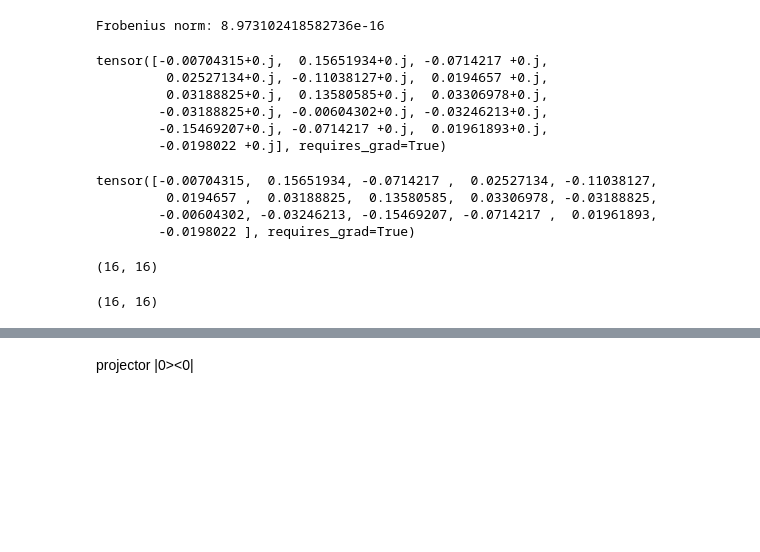
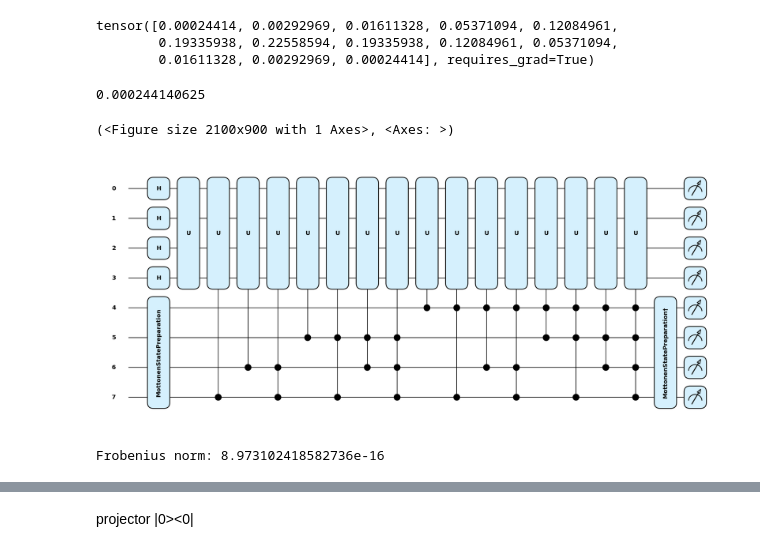
Before and after one commit to schauu/vqe_U, a Jupyter notebook: Qubitization/lcu.ipynb, the cells around one changed output, grey strips where cells are left out. Drawn from its saved outputs; the diff is of its cells as text; code cells hidden in the pictures; blank space fills up the shorter version.

```diff
--- a/Qubitization/lcu.ipynb
+++ b/Qubitization/lcu.ipynb
@@ -21,15 +21,21 @@ for i in range(n):
 
 H_tfim = qml.Hamiltonian(coeffs, ops)
 H_mat = qml.matrix(H_tfim)
+# Step 5: Exact Ground State Calculation using NumPy's linalg.eig
+eigenvalues, eigenvectors = np.linalg.eig(H_mat)
 
+min_index = np.argmin(eigenvalues)
+min_eigenvalue = eigenvalues[min_index]
+min_eigenvector = eigenvectors[:, min_index]
+
+H_mat -= min_eigenvalue * np.eye(2**n)
 # Step 2: LCU form of cos^{2m}(H)
-m = 4
+m = 2
 k_vals = np.arange(-m, m + 1)
 alpha_k = 2**(-2 * m) * np.array([math.comb(2 * m, m + k) for k in k_vals])
 U_k = [expm(2j * k * H_mat) for k in k_vals]
-U_k_ops = [qml.Hermitian(U.real, wires=range(n)) for U in U_k]  # use Hermitian(real) approximation
+U_k_ops = [qml.QubitUnitary(U, wires=range(n)) for U in U_k]
 cos2m_op = qml.dot(alpha_k, U_k_ops)
-
 # Step 3: Define Qubitization circuit
 n_control = int(np.ceil(np.log2(len(alpha_k))))
 control_wires = [n + i for i in range(n_control)]  # control wires for ancilla qubits
@@ -53,6 +59,9 @@ def circuit():
 # Step 4: Run the circuit and get the state vector
 state_vector = circuit()[:2**n]
 state_vector/=np.linalg.norm(state_vector)
-# Verify the shape of the state vector (should be 16, 1)
-state_vector.shape
+
+# Print results
+state0 = qml.math.dm_from_state_vector(min_eigenvector)
+state1 = qml.math.dm_from_state_vector(state_vector)
+print('fidelity is :', qml.math.fidelity(state0, state1))
 # %% [output]
@@ -60,3 +152,22 @@ state_vector.shape
+# %%
+m = 6
+k_vals = np.arange(-m, m + 1)
+a = 2**(-2 * m) * np.array([math.comb(2 * m, m + k) for k in k_vals])
+a
+# %% [output]
+tensor([0.00024414, 0.00292969, 0.01611328, 0.05371094, 0.12084961,
+        0.19335938, 0.22558594, 0.19335938, 0.12084961, 0.05371094,
+        0.01611328, 0.00292969, 0.00024414], requires_grad=True)
+# %%
+2**(-2 * m)
+# %% [output]
+0.000244140625
+# %%
+circuit_diagram = qml.draw_mpl(circuit, style='pennylane')
+print(circuit_diagram())
+# %% [output]
+(<Figure size 2100x900 with 1 Axes>, <Axes: >)
+[figure, added]
 # %%
 ##exact
 a = np.linalg.matrix_power(scipy.linalg.cosm(H_mat), 2*m)
@@ -66,27 +177,3 @@ frobenius_norm = np.linalg.norm(a - b, 'fro')
 print("Frobenius norm:", frobenius_norm)
 # %% [output]
 Frobenius norm: 8.973102418582736e-16
-# %%
-a[:, 1]
-# %% [output]
-tensor([-0.00704315+0.j,  0.15651934+0.j, -0.0714217 +0.j,
-         0.02527134+0.j, -0.11038127+0.j,  0.0194657 +0.j,
-         0.03188825+0.j,  0.13580585+0.j,  0.03306978+0.j,
-        -0.03188825+0.j, -0.00604302+0.j, -0.03246213+0.j,
-        -0.15469207+0.j, -0.0714217 +0.j,  0.01961893+0.j,
-        -0.0198022 +0.j], requires_grad=True)
-# %%
-b[:, 1]
-# %% [output]
-tensor([-0.00704315,  0.15651934, -0.0714217 ,  0.02527134, -0.11038127,
-         0.0194657 ,  0.03188825,  0.13580585,  0.03306978, -0.03188825,
-        -0.00604302, -0.03246213, -0.15469207, -0.0714217 ,  0.01961893,
-        -0.0198022 ], requires_grad=True)
-# %%
-a.shape
-# %% [output]
-(16, 16)
-# %%
-b.shape
-# %% [output]
-(16, 16)
```
Also changed, not shown: parts of 23 cells of this notebook, 1 other file.
